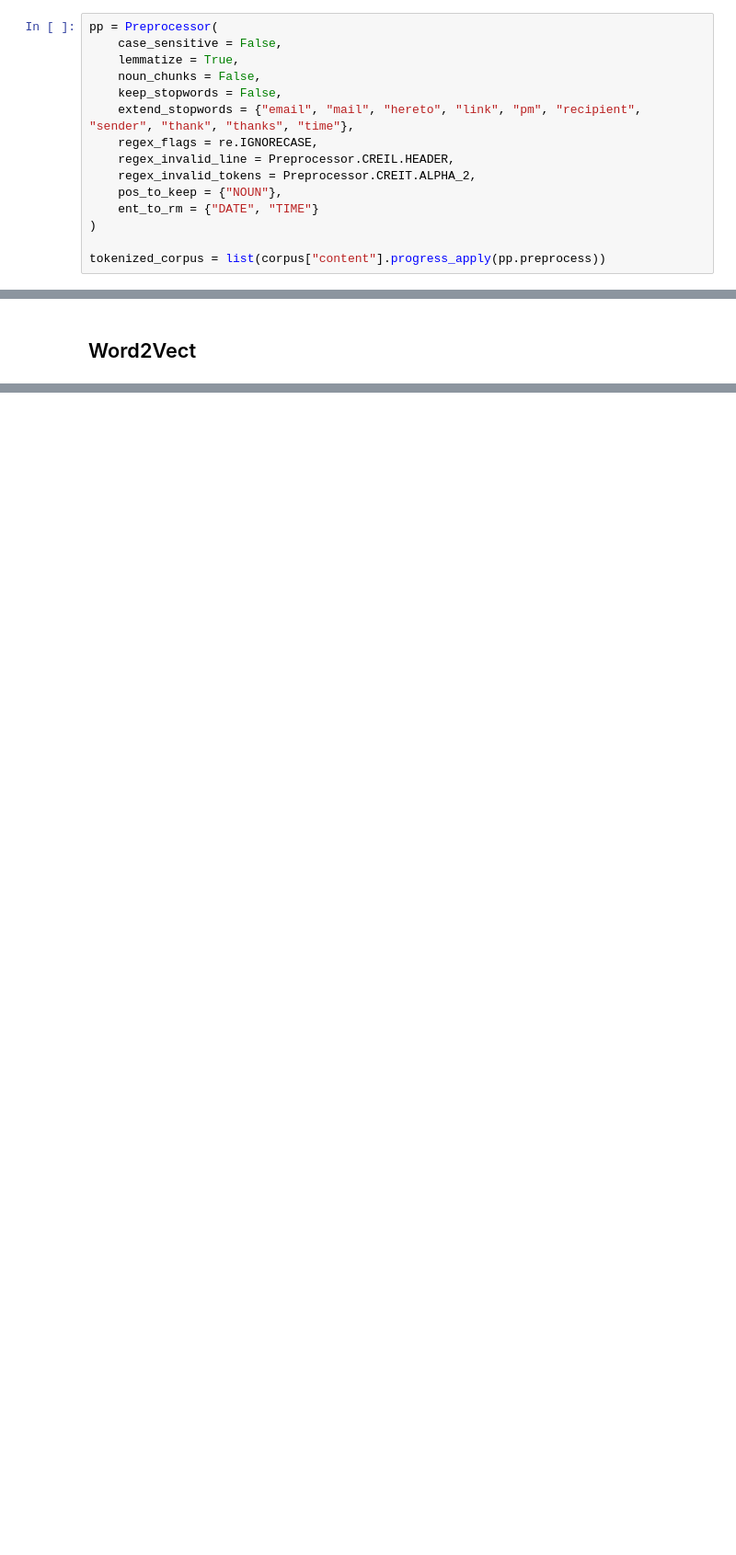
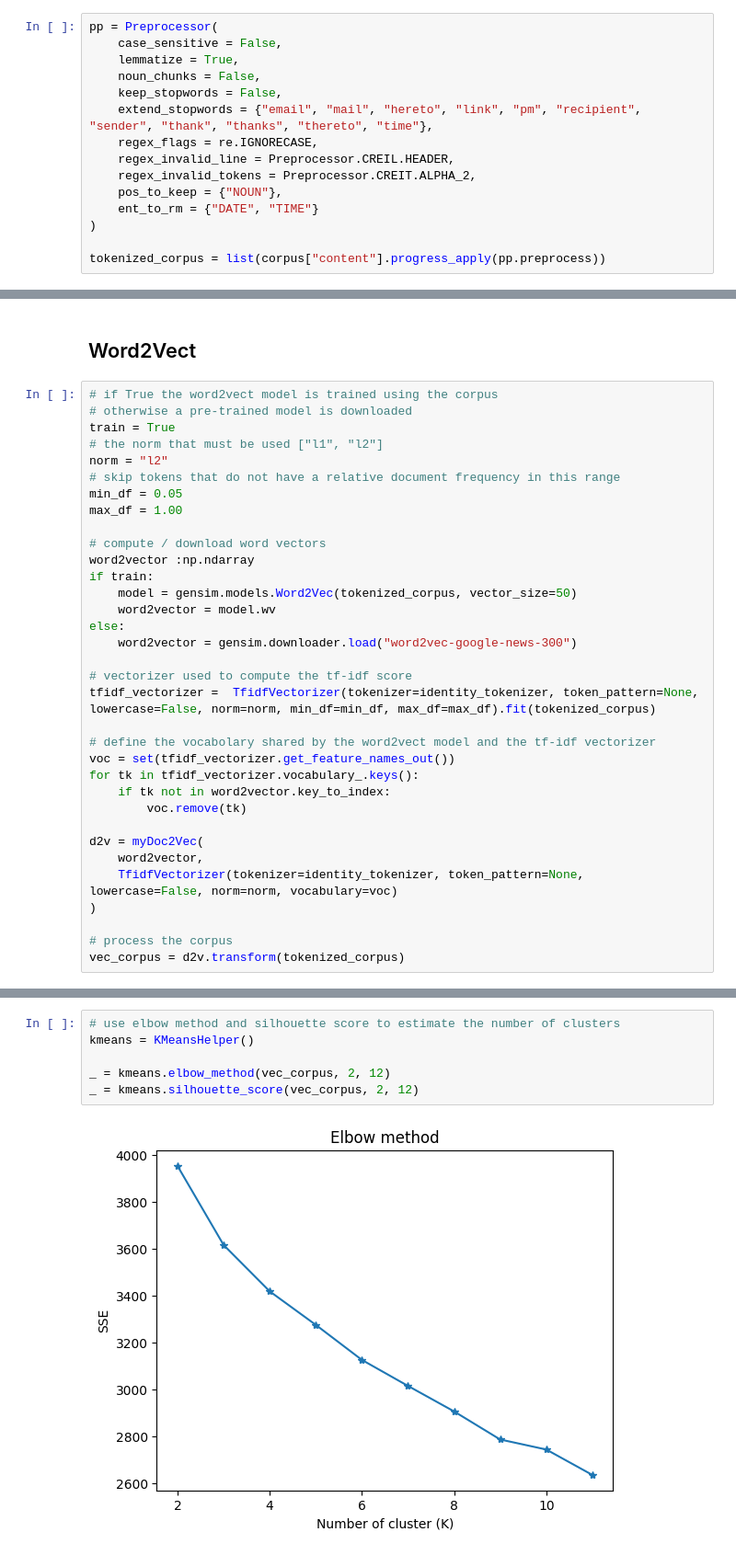
Before and after one commit to MatteoOnger/NLP_Project, a Jupyter notebook: NLP_EED.ipynb, the cells around one changed output, grey strips where cells are left out. Shown at 92% size. Cells and saved outputs as stored; diff of their text form; blank space fills up the shorter version.

Commit message:
Add K-Means with Word2Vec

```diff
--- a/NLP_EED.ipynb
+++ b/NLP_EED.ipynb
@@ -490,7 +657,7 @@ pp = Preprocessor(
     lemmatize = True,
     noun_chunks = False,
     keep_stopwords = False,
-    extend_stopwords = {"email", "mail", "hereto", "link", "pm", "recipient", "sender", "thank", "thanks", "time"},
+    extend_stopwords = {"email", "mail", "hereto", "link", "pm", "recipient", "sender", "thank", "thanks", "thereto", "time"},
     regex_flags = re.IGNORECASE,
     regex_invalid_line = Preprocessor.CREIL.HEADER,
     regex_invalid_tokens = Preprocessor.CREIT.ALPHA_2,
@@ -573,2 +786,36 @@ plt.show()
 # %% [markdown]
 ## Word2Vect
+# %%
+# if True the word2vect model is trained using the corpus
+# otherwise a pre-trained model is downloaded
+train = True
+# the norm that must be used ["l1", "l2"]
+norm = "l2"
+# skip tokens that do not have a relative document frequency in this range
+min_df = 0.05
+max_df = 1.00
+
+# compute / download word vectors
+word2vector :np.ndarray
+if train:
+    model = gensim.models.Word2Vec(tokenized_corpus, vector_size=50)
+    word2vector = model.wv
+else:
+    word2vector = gensim.downloader.load("word2vec-google-news-300")
+
+# vectorizer used to compute the tf-idf score
+tfidf_vectorizer =  TfidfVectorizer(tokenizer=identity_tokenizer, token_pattern=None, lowercase=False, norm=norm, min_df=min_df, max_df=max_df).fit(tokenized_corpus)
+
+# define the vocabolary shared by the word2vect model and the tf-idf vectorizer
+voc = set(tfidf_vectorizer.get_feature_names_out())
+for tk in tfidf_vectorizer.vocabulary_.keys():
+    if tk not in word2vector.key_to_index:
+        voc.remove(tk)
+
+d2v = myDoc2Vec(
+    word2vector,
+    TfidfVectorizer(tokenizer=identity_tokenizer, token_pattern=None, lowercase=False, norm=norm, vocabulary=voc)
+)
+
+# process the corpus
+vec_corpus = d2v.transform(tokenized_corpus)
@@ -574,0 +832,8 @@ plt.show()
+# %%
+# use elbow method and silhouette score to estimate the number of clusters
+kmeans = KMeansHelper()
+
+_ = kmeans.elbow_method(vec_corpus, 2, 12)
+_ = kmeans.silhouette_score(vec_corpus, 2, 12)
+# %% [output]
+[figure, added]
```
Also changed, not shown: parts of 14 cells of this notebook.
